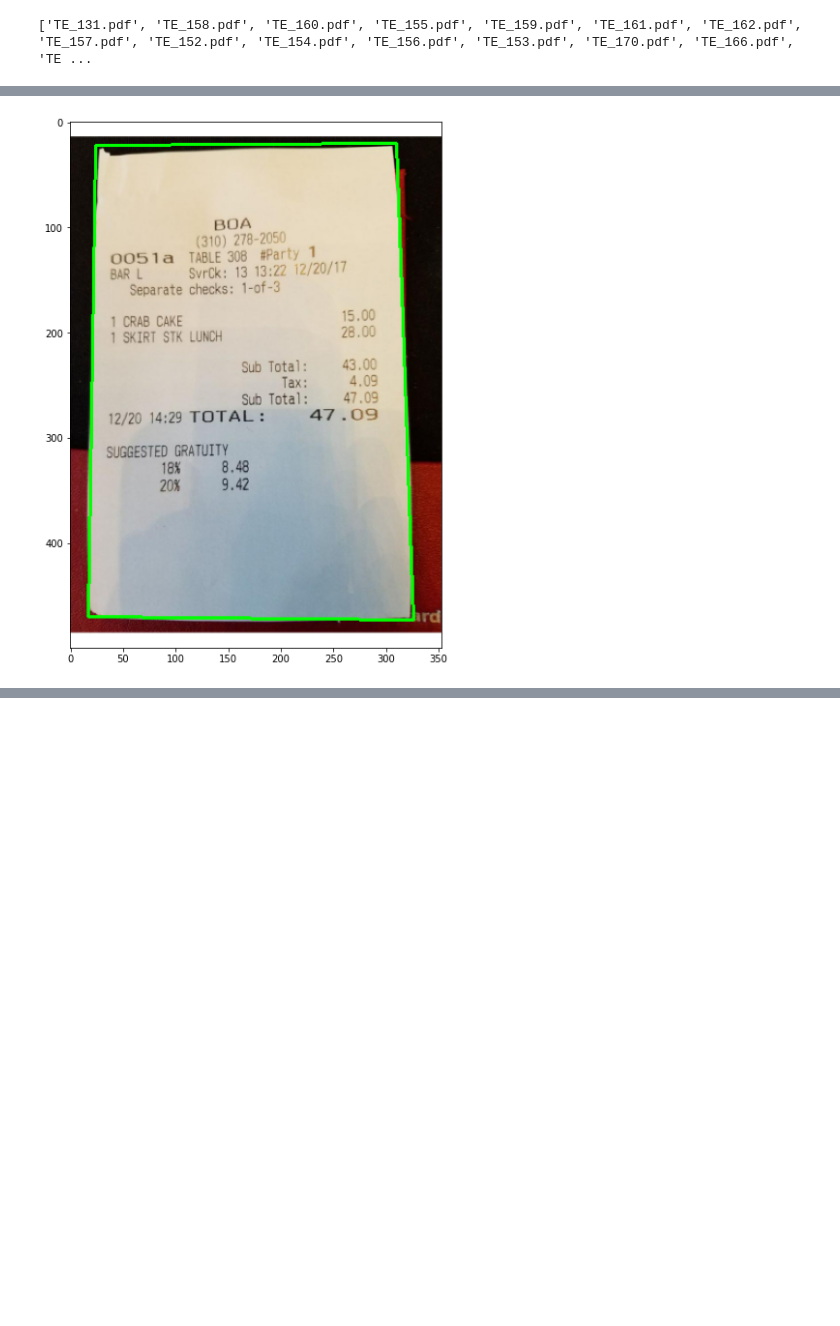
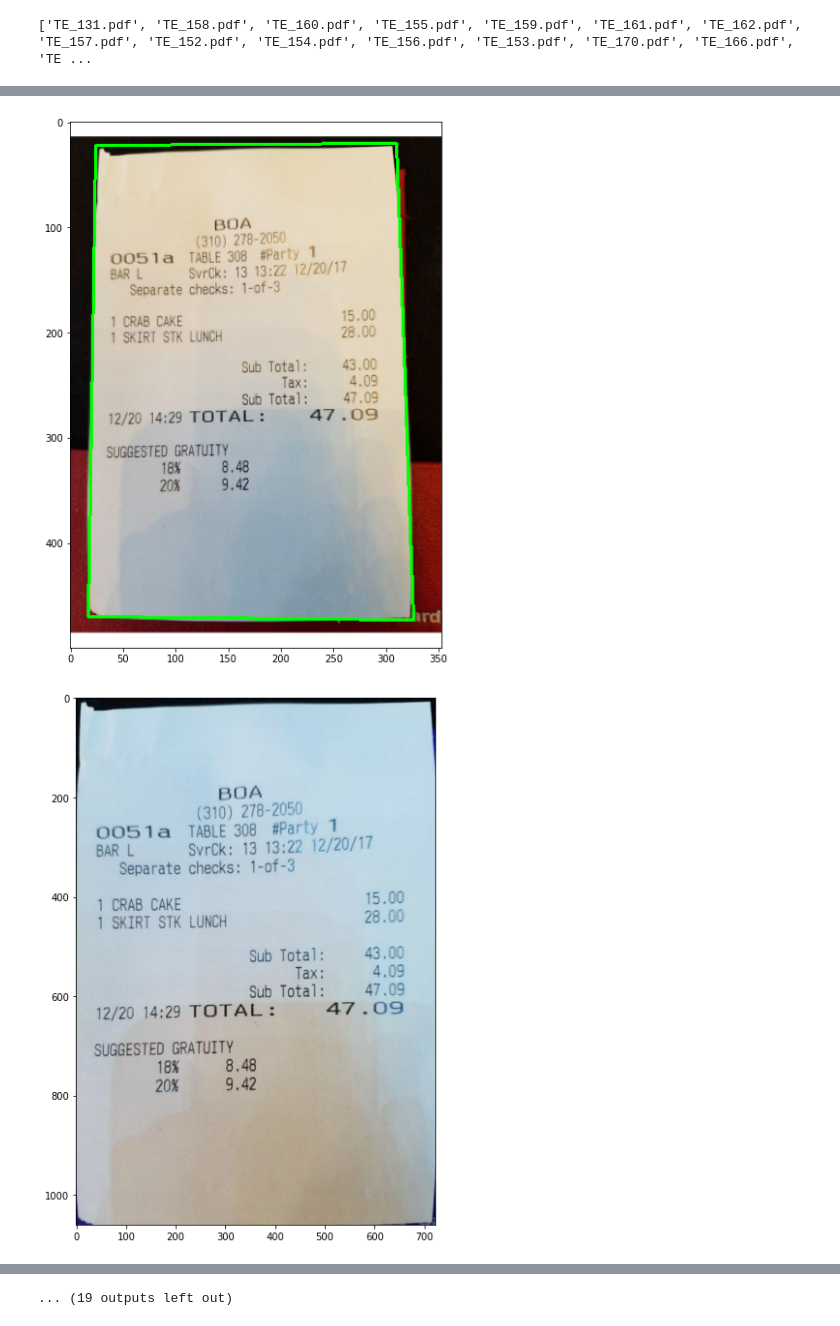
Before and after one commit to Bhaktaraj-Pooja/ML-Project, a Jupyter notebook: TAN_PDF_OCR.ipynb, the cells around one changed output, grey strips where cells are left out. Cells and saved outputs as stored; diff of their text form; code cells hidden in the pictures; blank space fills up the shorter version.

```diff
--- a/TAN_PDF_OCR.ipynb
+++ b/TAN_PDF_OCR.ipynb
@@ -140,7 +140,7 @@ i = 0
 
 for fn in files:
     i = i +1
-    image = convert_from_path(folder + fn, dpi=100, output_folder=dir_tmp, fmt='jpg', last_page=1, first_page =0)
+    images = convert_from_path(folder + fn, dpi=100, output_folder=dir_tmp, fmt='jpg', last_page=1, first_page =0)
     # image = convert_from_path(folder + fn, dpi=100, output_folder=dir_tmp, fmt='jpg', last_page=1, first_page =0, paths_only =True)
 
     # Get file name
@@ -150,7 +150,7 @@ for fn in files:
     name_only = os.path.splitext(os.path.basename(fn))[0]
     print("name_only: ", name_only)
 
-    for page in image:
+    for page in images:
             page.save(os.path.join(dir_tmp, base_filename), 'JPEG')
 
 
@@ -261,7 +266,8 @@ ValueError: ignored
 [figure]
 [figure]
 [figure]
 [figure]
 [figure]
 [figure]
 [figure]
+[figure, added]
@@ -268,3 +275,4 @@ ValueError: ignored
+... (19 outputs left out)
 # %%
 #imgfiles = [file for file in listdir(dir_tmp) if isfile(join(dir_tmp, file)) and file.endswith('.jpg')]
 #print(imgfiles)
```
Also changed, not shown: parts of 1 cell of this notebook.
